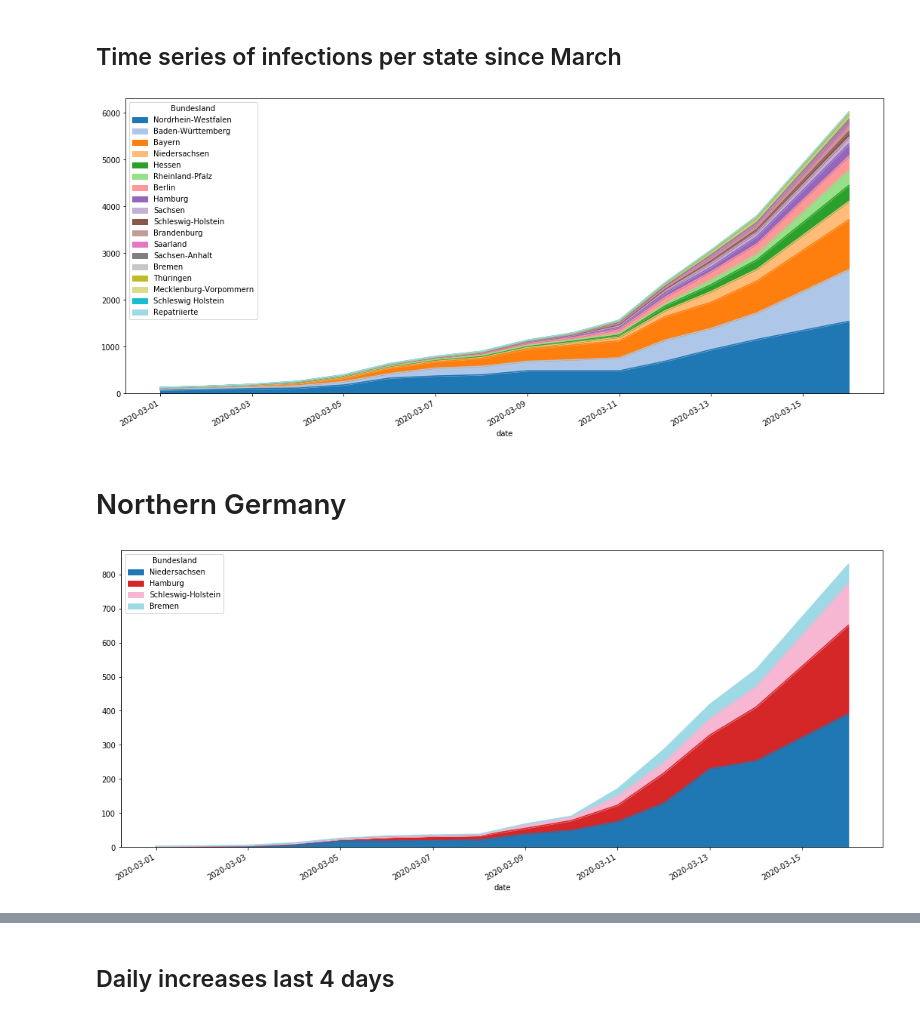
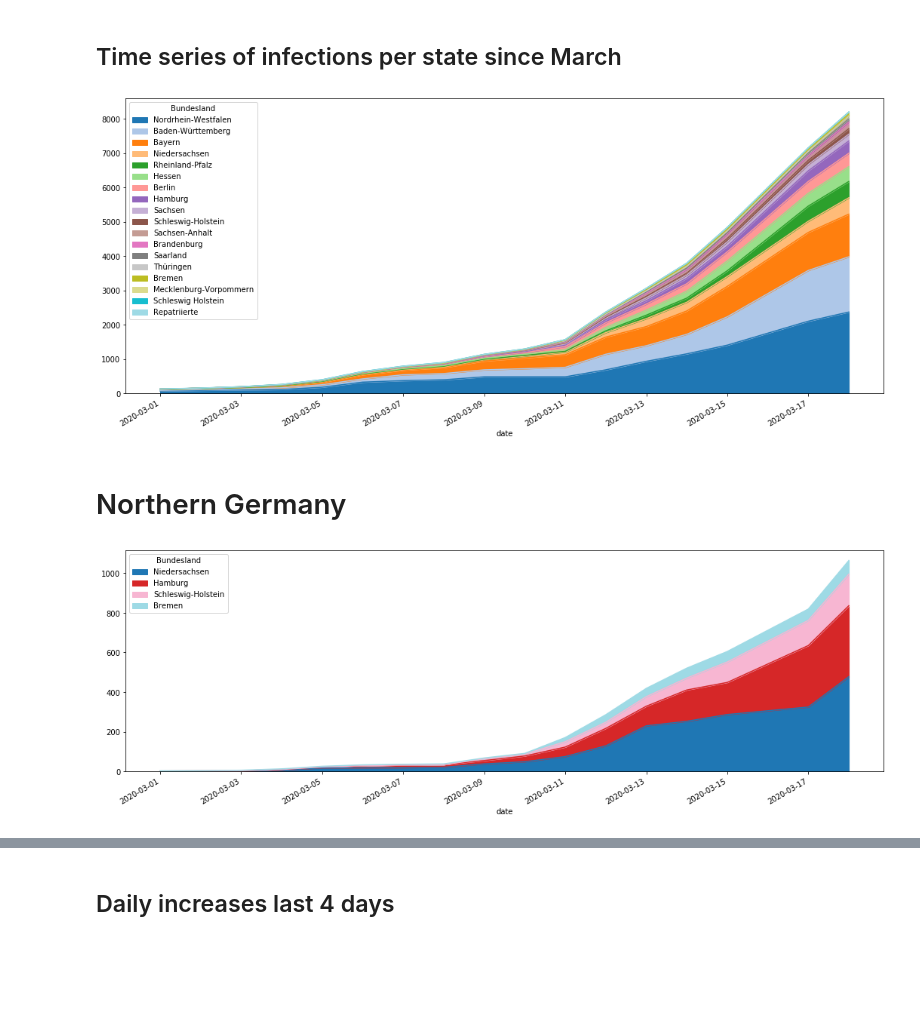
Before and after one commit to whitebearded/covid19-timeseries-germany-by-state, a Jupyter notebook: corona_by_german_state.ipynb, the cells around one changed output, grey strips where cells are left out. Saved outputs shown, nothing was run; the diff lists cells and outputs as text; code cells hidden in the pictures; blank space fills up the shorter version.

Commit message:
Adaptations to new RKI table format

```diff
--- a/corona_by_german_state.ipynb
+++ b/corona_by_german_state.ipynb
@@ -75,21 +98,30 @@ for url in urls:
 # %%
 # Normalize the different table visualizations and get them into a single DF
+# Unfortunately the RKI does not stick to a single table format but keeps changing it every few days
+# That's why this unification is getting a little bit messy now
 
 dfa = pd.DataFrame()
 
 for date, table in tables.items():
+    html = table.outerHtml().replace('<th class="center" colspan="4" rowspan="1">Elektronisch übermittelte Fälle</th><th colspan="1" rowspan="1">Beson­ders be­trof­fene Gebiete in Deutsch­land</th></tr><tr><th colspan="1" rowspan="1"></th>', '')
 
     df = pd.DataFrame()
-    df = pd.read_html(table.outerHtml(), header=0, index_col=0, match="Bundesland")[0]
+    df = pd.read_html(html, index_col=0, header=0, match="Bundesland", thousands=".")[0]
     df = df[:-1] # Remove last (summary) row
+
+    # Remove potential lefovers from dropping the "betroffene Gebiete" column
+    df.drop(df.filter(regex="Unnamed"), axis=1, inplace=True)
 
     ### Column cleanup and normalization
 
     # Remove hidden characters in column names
     df.columns = map(lambda x: x.replace('\xad', ''), df.columns)
 
+    # Unify column names as they changed over time
+    df.rename(columns={"Anzahl": "Fälle"}, inplace=True)
+
     # Drop non-relevant cols
-    drop_cols = list(filter(re.compile(r'.*(Gebiete|elektronisch übermittelt).*').search, df.columns))
+    drop_cols = list(filter(re.compile(r'.*(Gebiete|übermittelt|Differenz|100\.000 Einw\.).*').search, df.columns))
     df.drop(columns=drop_cols, inplace=True)
 
     # Normalize format
@@ -151,7 +183,7 @@ Total confirmed deaths in Germany: 13.0
 # %% [markdown]
 ## Time series of infections per state since March
 # %%
-plot = confirmed.plot(figsize=(18,8), kind='area', cmap="tab20")
+plot1 = confirmed.plot(figsize=(18,8), kind='area', cmap="tab20")
 # %% [output]
-[figure, old version]
+[figure, new version]
 # %%
@@ -159,7 +191,7 @@ plot.get_figure().savefig("images/area_chart_infections_germany_by_state.png")
 # %% [markdown]
 # Northern Germany
 # %%
-plot = confirmed[['Niedersachsen','Hamburg','Schleswig-Holstein','Bremen']].plot(figsize=(18,8), kind='area', cmap="tab20")
+plot2 = confirmed[['Niedersachsen','Hamburg','Schleswig-Holstein','Bremen']].plot(figsize=(18,6), kind='area', cmap="tab20")
 # %% [output]
-[figure, old version]
+[figure, new version]
 # %%
```
Also changed, not shown: parts of 13 cells of this notebook, 6 other files.
